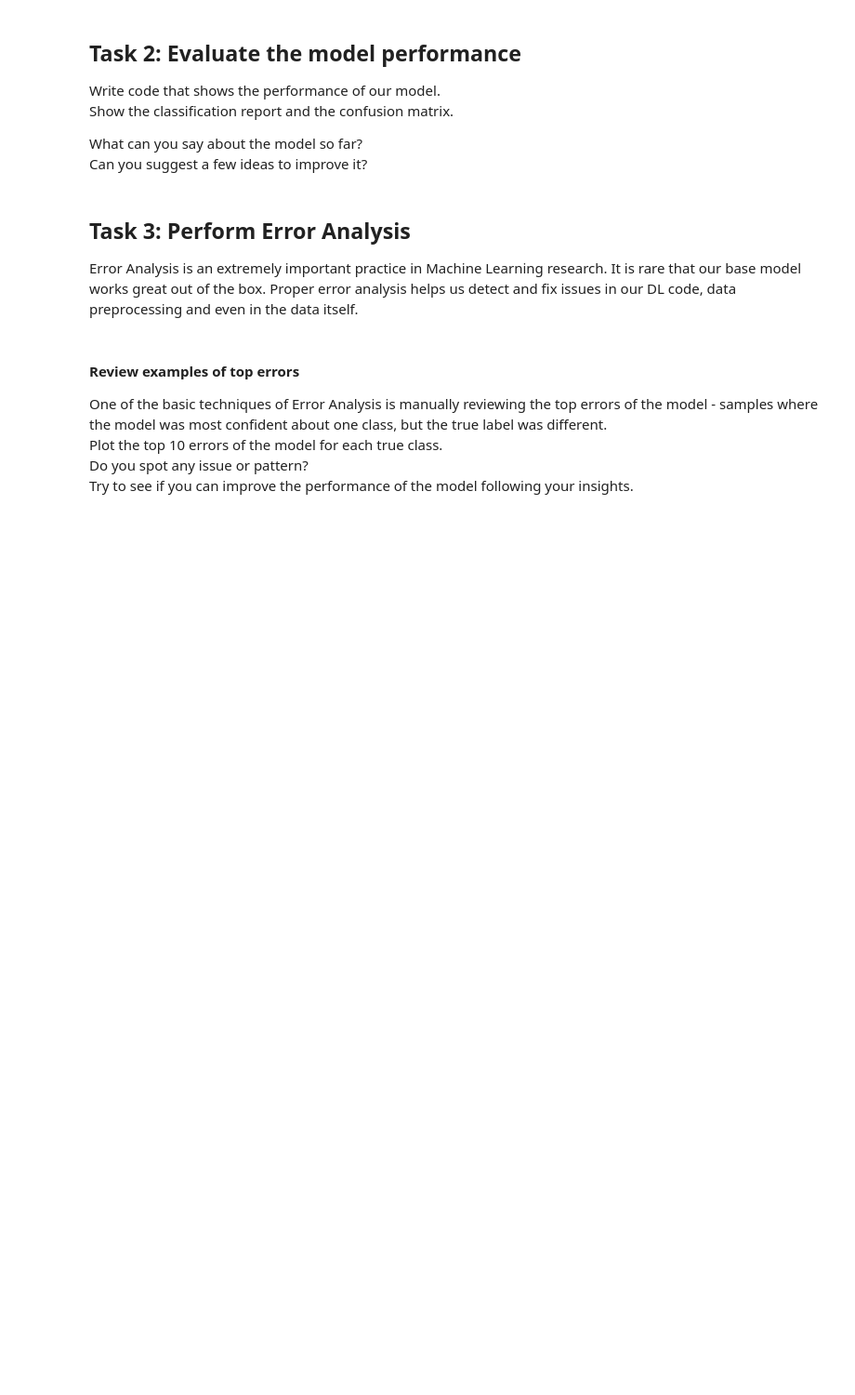
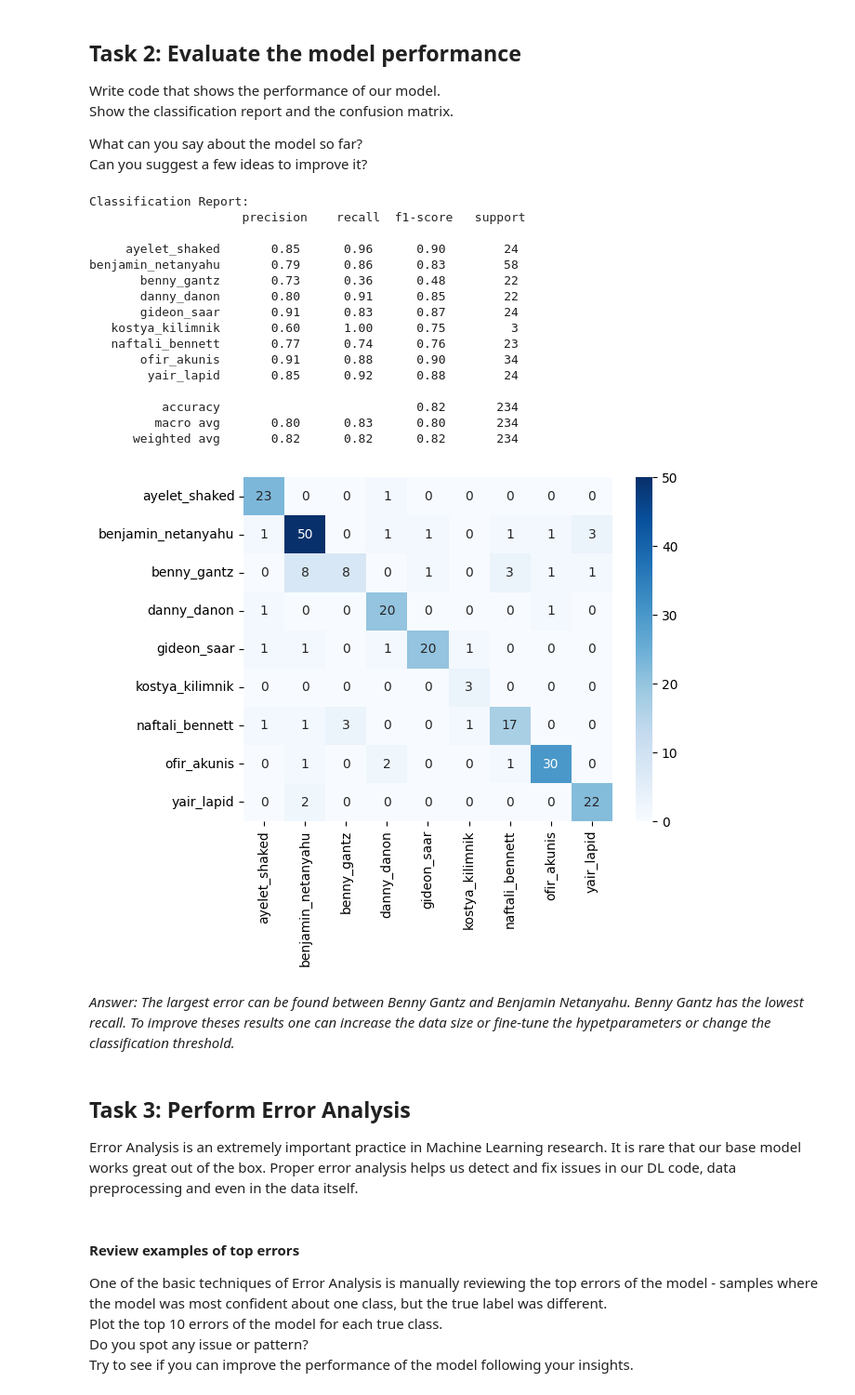
Before and after one commit to annarice/y-data, a Jupyter notebook: labs/intro_to_dl_transfer_learning/transfer_learning_tutorial.ipynb, the cells around one changed output. Shown at 93% size. Cells and saved outputs as stored; diff of their text form; code cells hidden in the pictures; blank space fills up the shorter version.

```diff
--- a/labs/intro_to_dl_transfer_learning/transfer_learning_tutorial.ipynb
+++ b/labs/intro_to_dl_transfer_learning/transfer_learning_tutorial.ipynb
@@ -414,6 +421,7 @@ In the following, parameter ``scheduler`` is an LR scheduler object from
 # %%
 def train_model(model, dataloaders, criterion, optimizer, scheduler, num_epochs=25):
     since = time.time()
+    train_loss, train_acc, val_loss, val_acc = [], [], [], []
 
     # Init variables that will save info about the best model
     best_model_wts = copy.deepcopy(model.state_dict())
@@ -468,6 +476,13 @@ def train_model(model, dataloaders, criterion, optimizer, scheduler, num_epochs=
             epoch_loss = running_loss / dataset_sizes[phase]
             epoch_acc = running_corrects.double() / dataset_sizes[phase]
 
+            if phase == 'train':
+              train_loss.append(epoch_loss)
+              train_acc.append(epoch_acc)
+            else:
+              val_loss.append(epoch_loss)
+              val_acc.append(epoch_acc)
+
             print(f'{phase} Loss: {epoch_loss:.4f} Acc: {epoch_acc:.4f}')
 
             # Keep the results of the best model so far
@@ -484,14 +499,14 @@ def train_model(model, dataloaders, criterion, optimizer, scheduler, num_epochs=
 
     # load best model weights
     model.load_state_dict(best_model_wts)
-    return model
+    return model, train_loss, train_acc, val_loss, val_acc
 # %% [markdown]
 ## Finetuning the network
 # %% [markdown]
 ### Train and evaluate
 It should take around 15-25 min on CPU. On GPU though, it takes less than a minute.
 # %%
-model = train_model(model,
+model, train_loss, train_acc, val_loss, val_acc = train_model(model,
                     dataloaders,
                        criterion,
                        optimizer_ft,
@@ -705,7 +723,7 @@ from sklearn.metrics import classification_report, confusion_matrix
 
 # get predictions
 y_pred = []
-y_true = []
+y_test = []
 
 # iterate over test data
 for inputs, labels in dataloaders['val']:
@@ -714,10 +732,34 @@ for inputs, labels in dataloaders['val']:
   outputs = model(inputs)
   _, preds = torch.max(outputs, 1)
   y_pred.extend(preds.cpu().numpy())
-  y_true.extend(labels.cpu().numpy())
-
-print("\nClassification Report:\n", classification_report(y_test, y_pred))
-print("\nConfusion Matrix:\n", confusion_matrix(y_test, y_pred))
+  y_test.extend(labels.cpu().numpy())
+# %%
+import seaborn as sns
+
+print("\nClassification Report:\n", classification_report(y_test, y_pred, target_names=class_names))
+sns.heatmap(confusion_matrix(y_test, y_pred), cmap=plt.cm.Blues, annot=True, xticklabels=class_names, yticklabels=class_names)
+plt.show()
+# %% [output]
+Classification Report:
+                     precision    recall  f1-score   support
+
+     ayelet_shaked       0.85      0.96      0.90        24
+benjamin_netanyahu       0.79      0.86      0.83        58
+       benny_gantz       0.73      0.36      0.48        22
+       danny_danon       0.80      0.91      0.85        22
+       gideon_saar       0.91      0.83      0.87        24
+   kostya_kilimnik       0.60      1.00      0.75         3
+   naftali_bennett       0.77      0.74      0.76        23
+       ofir_akunis       0.91      0.88      0.90        34
+        yair_lapid       0.85      0.92      0.88        24
+
+          accuracy                           0.82       234
+         macro avg       0.80      0.83      0.80       234
+      weighted avg       0.82      0.82      0.82       234
+[figure, added]
+# %% [markdown]
+*Answer: The largest error can be found between Benny Gantz and Benjamin Netanyahu. Benny Gantz has the lowest recall.
+To improve theses results one can increase the data size or fine-tune the hypetparameters or change the classification threshold.*
 # %% [markdown]
 ## Task 3: Perform Error Analysis
 Error Analysis is an extremely important practice in Machine Learning research. It is rare that our base model works great out of the box. Proper error analysis helps us detect and fix issues in our DL code, data preprocessing and even in the data itself.
```
Also changed, not shown: parts of 18 cells of this notebook.
